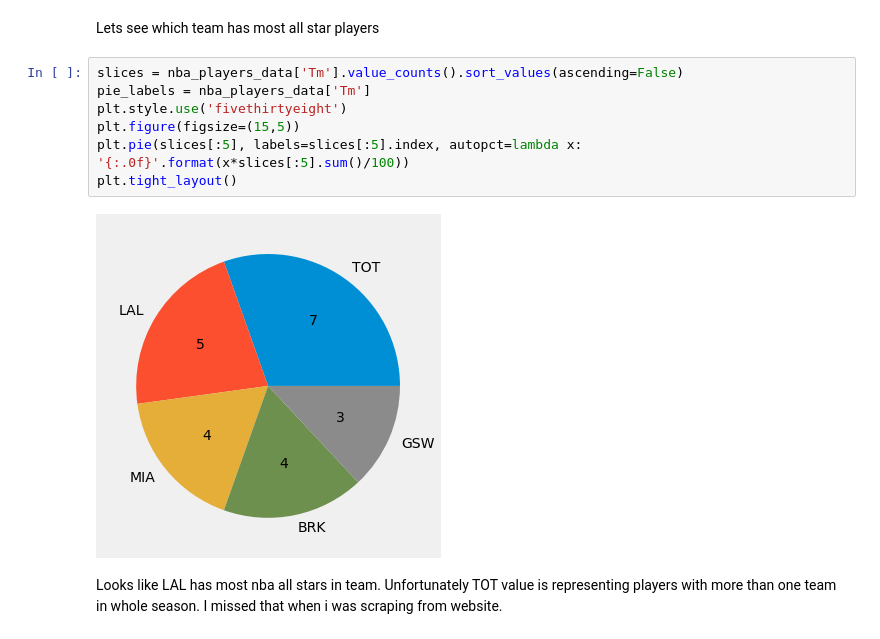
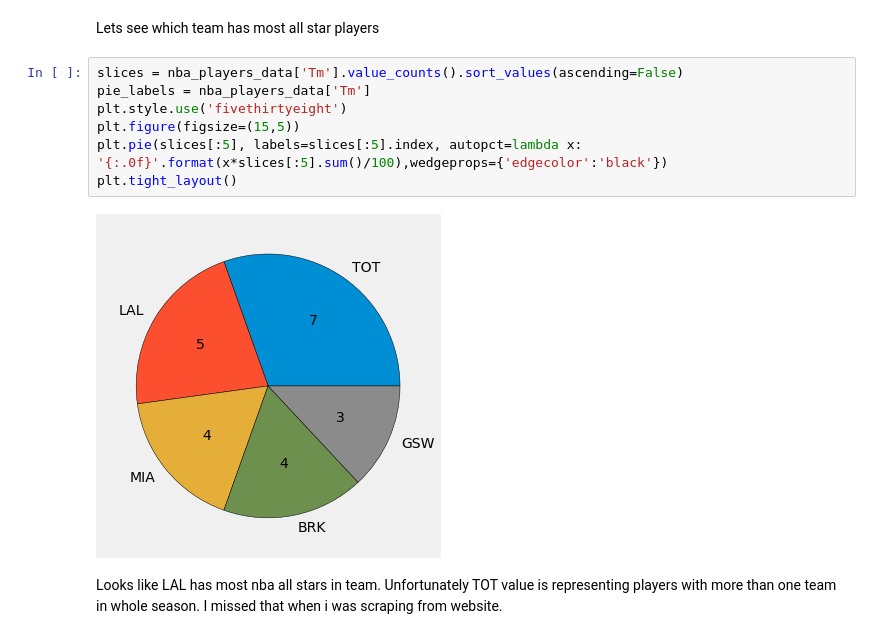
Before and after one commit to PatrykB-dot/nba_players, a Jupyter notebook: data_analyst/main.ipynb, the cells around one changed output. Cells and saved outputs as stored; diff of their text form.

```diff
--- a/data_analyst/main.ipynb
+++ b/data_analyst/main.ipynb
@@ -84,11 +84,11 @@ Lets see which team has most all star players
 # %%
 slices = nba_players_data['Tm'].value_counts().sort_values(ascending=False)
 pie_labels = nba_players_data['Tm']
 plt.style.use('fivethirtyeight')
 plt.figure(figsize=(15,5))
-plt.pie(slices[:5], labels=slices[:5].index, autopct=lambda x: '{:.0f}'.format(x*slices[:5].sum()/100))
+plt.pie(slices[:5], labels=slices[:5].index, autopct=lambda x: '{:.0f}'.format(x*slices[:5].sum()/100),wedgeprops={'edgecolor':'black'})
 plt.tight_layout()
 # %% [output]
-[figure, old version]
+[figure, new version]
 # %% [markdown]
 Looks like LAL has most nba all stars in team. Unfortunately TOT value is representing players with more than one team in whole season. I missed that when i was scraping from website.
```
Also changed, not shown: parts of 5 cells of this notebook.
